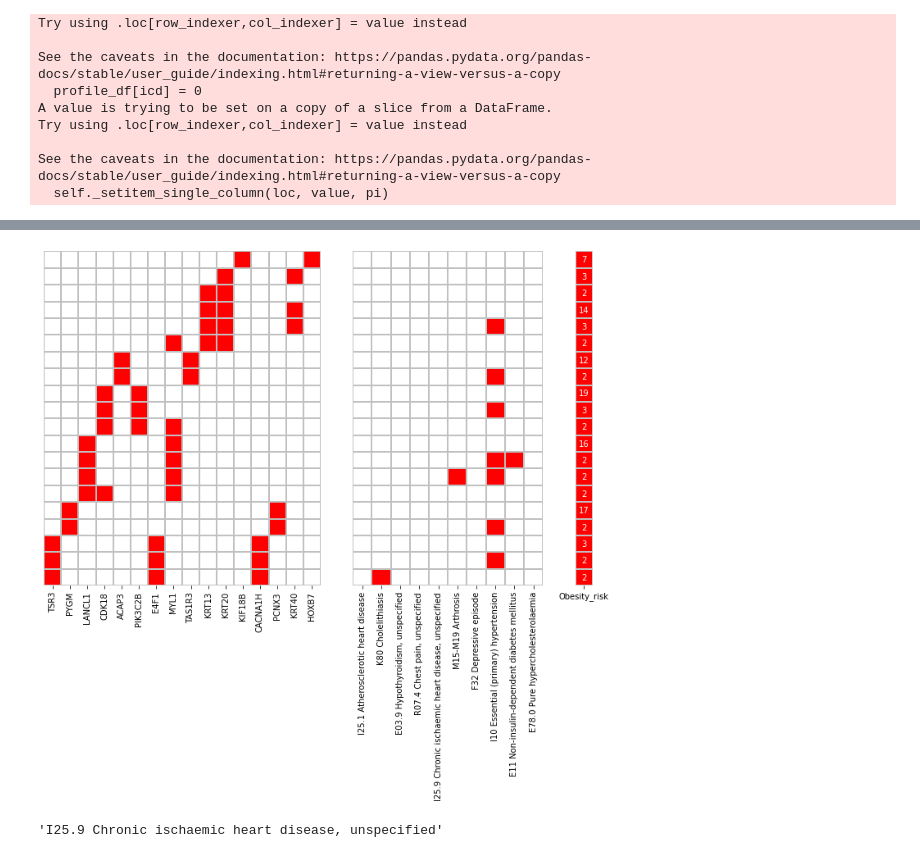
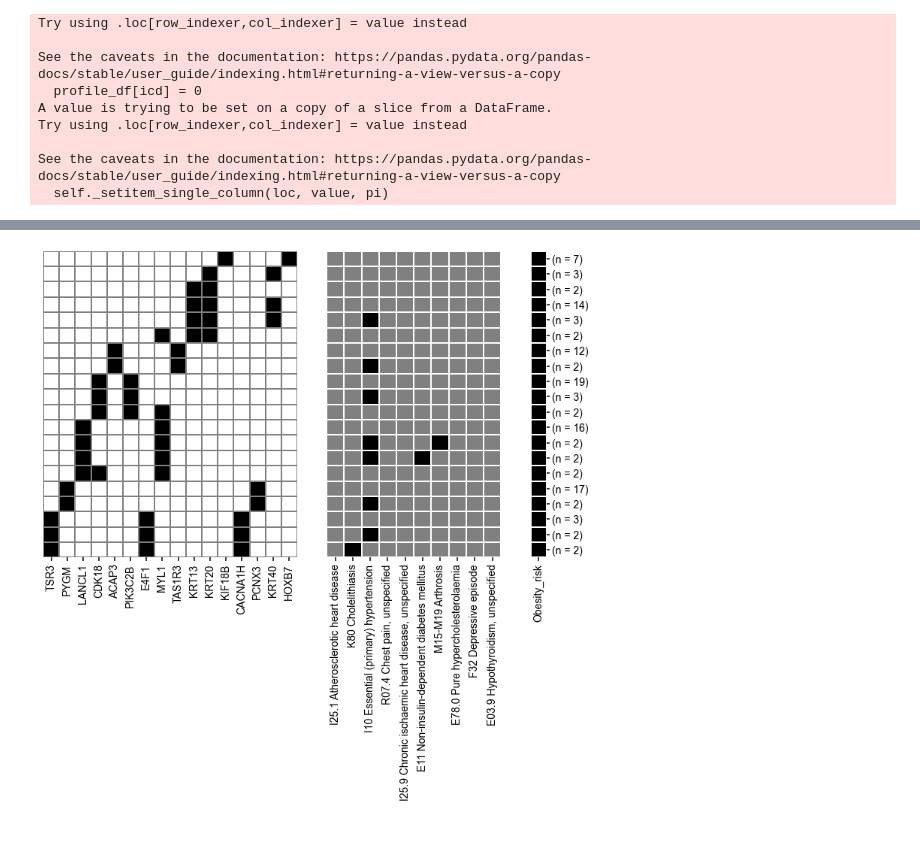
Before and after one commit to deeprob/ukb_bmi, a Jupyter notebook: 4_characterization/obesity_related_diseases/notebooks/6_create_profile_icd_protective.ipynb, the cells around one changed output, grey strips where cells are left out. Drawn from its saved outputs; the diff is of its cells as text; code cells hidden in the pictures.

```diff
--- a/4_characterization/obesity_related_diseases/notebooks/6_create_profile_icd_protective.ipynb
+++ b/4_characterization/obesity_related_diseases/notebooks/6_create_profile_icd_protective.ipynb
@@ -3,10 +3,16 @@ import os
 import json
 import numpy as np
 import pandas as pd
+
+# plotting modules
 import seaborn as sns
+from matplotlib.ticker import MultipleLocator
 import matplotlib
 import matplotlib.pyplot as plt
 matplotlib.rcParams['pdf.fonttype'] = 42
 matplotlib.rcParams['ps.fonttype'] = 42
-# sns.set_style({'font.family':'sans-serif', 'font.sans-serif':'Arial'})
+matplotlib.rcParams['font.sans-serif'] = "Arial" # missing fonts:: https://alexanderlabwhoi.github.io/post/2021-03-missingfont/
+# Then, "ALWAYS use sans-serif fonts"
+matplotlib.rcParams['font.family'] = "sans-serif"
+matplotlib.rcParams.update({'font.size': 14, 'axes.linewidth': 2, 'xtick.major.width': 1.5, 'xtick.major.size': 5, 'ytick.major.width': 1.5, 'ytick.major.size': 4})
 from matplotlib.backends.backend_pdf import PdfPages
@@ -167,40 +137,41 @@ ngene_cols
 # %%
 fig, ax = plt.subplots(1,3, figsize=(12, 7.5), gridspec_kw={'width_ratios': [len(gene_cols), len(icd_cols), 1]})
 g1 = sns.heatmap(
     data=profile_pivot_selected.loc[:, ngene_cols],
     linewidths=1.5,
-    linecolor="silver",
+    linecolor="grey",
     cbar=False,
-    cmap=["w", "r"],
+    cmap=["w", "k"], # "w", "#ab162a"
     ax=ax[0],
     yticklabels=False,
     square=False,
     )
 g2 = sns.heatmap(
     data=profile_pivot_selected.loc[:, nicd_cols],
     linewidths=1.5,
-    linecolor="silver",
+    linecolor="w",
     cbar=False,
-    cmap=["w", "r"],
+    cmap=["grey", "k"], # "w", "#ab162a"
     ax=ax[1],
     yticklabels=False,
     square=False,
     )
 
 g3 = sns.heatmap(
     data=(profile_pivot_selected.loc[:, "Obesity_risk"]>0).to_frame(),
     linewidths=1.5,
-    linecolor="silver",
+    linecolor="w",
     cbar=False,
-    cmap=["r"],
+    cmap=["k"], # "#ab162a"
     ax=ax[2],
-    annot=profile_pivot_selected.loc[:, "Obesity_risk"].to_frame(),
+    # annot=profile_pivot_selected.loc[:, "Obesity_risk"].to_frame(),
     yticklabels=False,
     square=False,
     )
+
+
+ax[2].set_xticklabels(ax[2].get_xticklabels(), rotation=90)
+ax[2].yaxis.tick_right()
+ax[2].set_yticks(np.arange(20) + 0.5, profile_pivot_selected.loc[:, "Obesity_risk"].map(lambda x: f"(n = {x})"), rotation=0);
 # %% [output]
-[figure, old version]
+[figure, new version]
-# %%
-icd_names_dict["I259"]
-# %% [output]
-'I25.9 Chronic ischaemic heart disease, unspecified'
```
Also changed, not shown: parts of 5 cells of this notebook, 21 other files.
